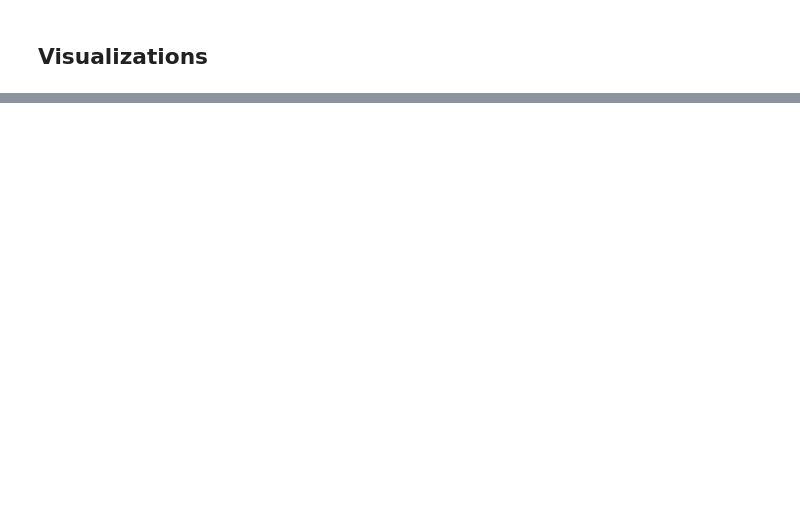
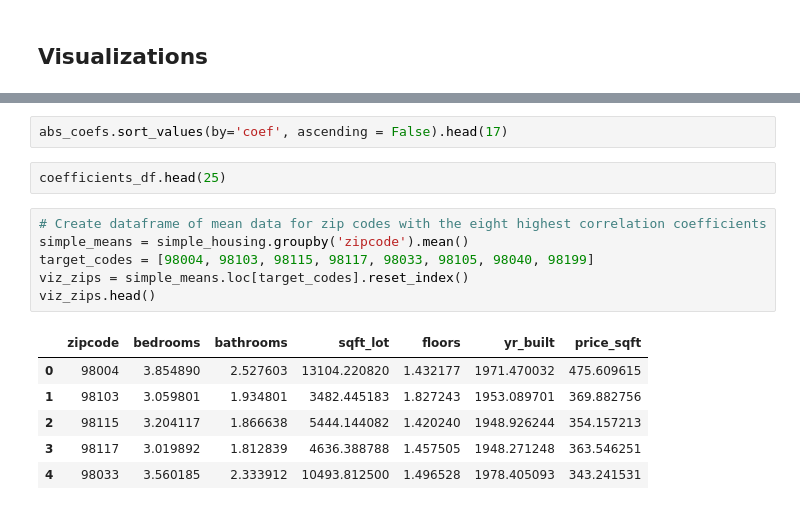
Before and after one commit to ThomasHChapman/P2-SeattleHousing, a Jupyter notebook: working_notebooks/tom_working.ipynb, the cells around one changed output, grey strips where cells are left out. Cells and saved outputs as stored; diff of their text form; blank space fills up the shorter version.

```diff
--- a/working_notebooks/tom_working.ipynb
+++ b/working_notebooks/tom_working.ipynb
@@ -761 +638,18 @@ price_labels
+# %%
+abs_coefs.sort_values(by='coef', ascending = False).head(17)
+# %%
+coefficients_df.head(25)
+# %%
+# Create dataframe of mean data for zip codes with the eight highest correlation coefficients
+simple_means = simple_housing.groupby('zipcode').mean()
+target_codes = [98004, 98103, 98115, 98117, 98033, 98105, 98040, 98199]
+viz_zips = simple_means.loc[target_codes].reset_index()
+viz_zips.head()
+# %% [output]
+|  | zipcode | bedrooms | bathrooms | sqft_lot | floors | yr_built | price_sqft |
+| 0 | 98004 | 3.854890 | 2.527603 | 13104.220820 | 1.432177 | 1971.470032 | 475.609615 |
+| 1 | 98103 | 3.059801 | 1.934801 | 3482.445183 | 1.827243 | 1953.089701 | 369.882756 |
+| 2 | 98115 | 3.204117 | 1.866638 | 5444.144082 | 1.420240 | 1948.926244 | 354.157213 |
+| 3 | 98117 | 3.019892 | 1.812839 | 4636.388788 | 1.457505 | 1948.271248 | 363.546251 |
+| 4 | 98033 | 3.560185 | 2.333912 | 10493.812500 | 1.496528 | 1978.405093 | 343.241531 |
 # %%
```
Also changed, not shown: parts of 67 cells of this notebook.
